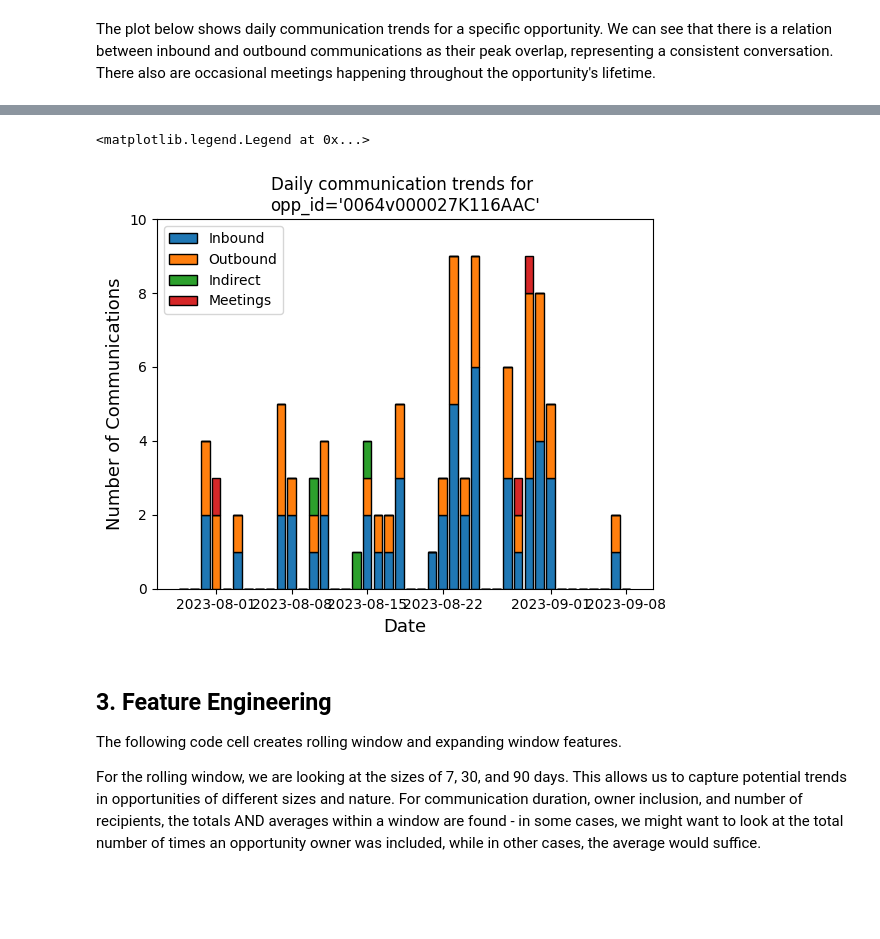
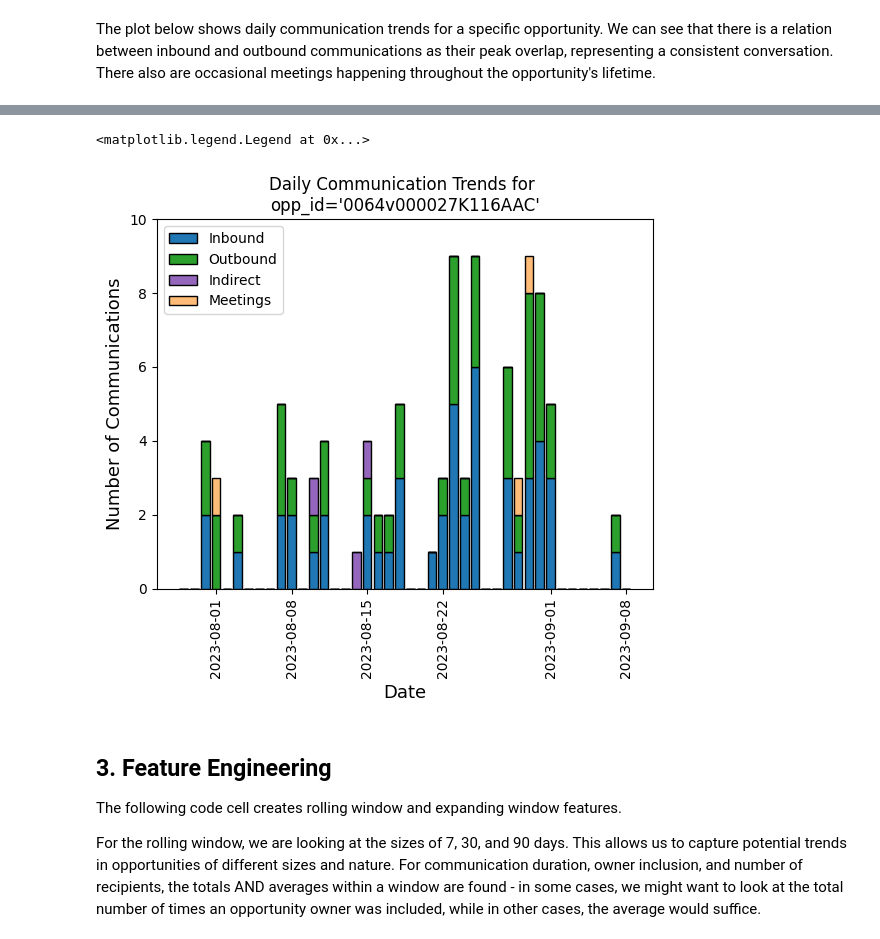
Before and after one commit to viktortsvil/capstone-rg, a Jupyter notebook: Data Processing.ipynb, the cells around one changed output, grey strips where cells are left out. Cells and saved outputs as stored; diff of their text form; code cells hidden in the pictures; blank space fills up the shorter version.

```diff
--- a/Data Processing.ipynb
+++ b/Data Processing.ipynb
@@ -18,6 +18,11 @@ from sklearn.utils import resample
 
 
 SEED = 123
+
+FC_COLOR = '#1f77b4'
+TC_COLOR = '#2ca02c'
+FO_COLOR = '#9467bd'
+ME_COLOR = '#ffbb78'
 # %% [markdown]
 ## 1. Reading Data
 
@@ -256,17 +232,20 @@ Text(0.5, 1.0, "Daily communication trends for \nopp_id='0064v000027K116AAC'")
 # %%
 data = np.zeros(len(subset))
+cols = ['n__fc', 'n__tc', 'n__fo', 'n__me']
 times = subset['CreatedDate']
-for col, label in zip(cols, ['Inbound', 'Outbound', 'Indirect', 'Meetings']):
-    plt.bar(times, subset[col].values, edgecolor='black', bottom=data, label=label)
+colors = [FC_COLOR, TC_COLOR, FO_COLOR, ME_COLOR]
+for col, label, color in zip(cols, ['Inbound', 'Outbound', 'Indirect', 'Meetings'], colors):
+    plt.bar(times, subset[col].values, edgecolor='black', bottom=data, label=label, color=color)
     data += subset[col].values
 plt.ylim((0, 10))
 plt.xlabel('Date', fontsize=13)
 plt.ylabel('Number of Communications', fontsize=13)
-plt.title(f'Daily communication trends for \n{opp_id=}')
+plt.xticks(plt.xticks()[0], rotation=90)
+plt.title(f'Daily Communication Trends for \n{opp_id=}')
 plt.legend()
 # %% [output]
 <matplotlib.legend.Legend at 0x...>
-[figure, old version]
+[figure, new version]
 # %% [markdown]
 ## 3. Feature Engineering
 
```
Also changed, not shown: parts of 6 cells of this notebook, 19 other files.
